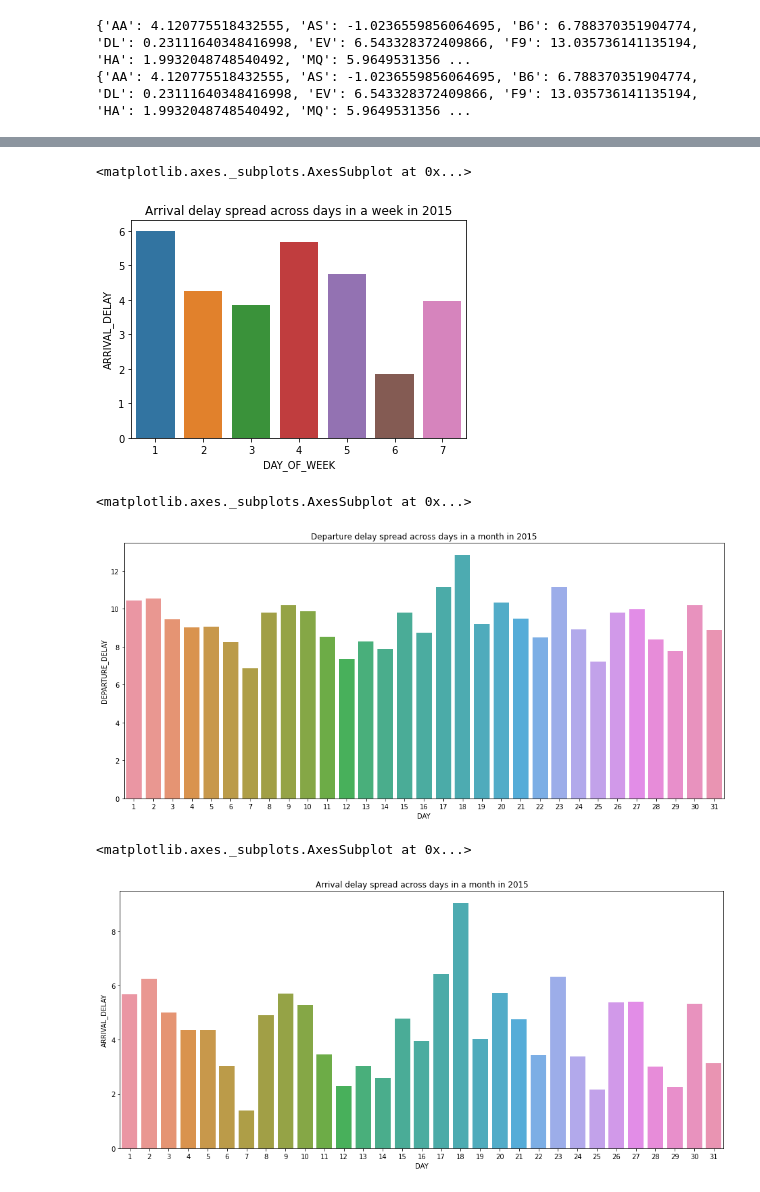
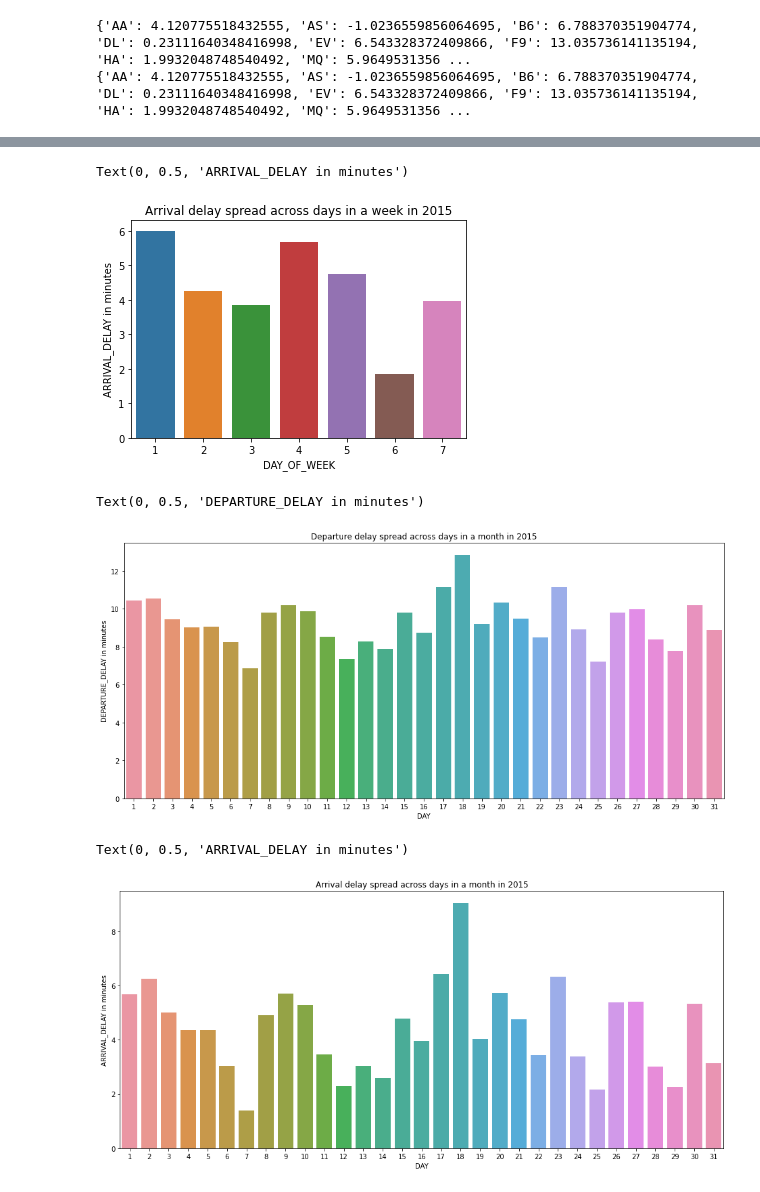
Before and after one commit to bchaithanyasai/PredictLateArrivalsPaper, a Jupyter notebook: Data_Visualization_2015.ipynb, the cells around one changed output, grey strips where cells are left out. Drawn from its saved outputs; the diff is of its cells as text; code cells hidden in the pictures.

```diff
--- a/Data_Visualization_2015.ipynb
+++ b/Data_Visualization_2015.ipynb
@@ -629,29 +614,35 @@ df
 # %%
+df=data[['DAY_OF_WEEK','ARRIVAL_DELAY']]
+df=df.groupby('DAY_OF_WEEK').mean()
+df=df.reset_index()
 plt.title("Arrival delay spread across days in a week in 2015")
-sns.barplot(df.DAY_OF_WEEK,df.ARRIVAL_DELAY)
+sns.barplot(x=df.DAY_OF_WEEK,y=df.ARRIVAL_DELAY)
+plt.ylabel("ARRIVAL_DELAY in minutes")
 # %% [output]
-<matplotlib.axes._subplots.AxesSubplot at 0x...>
+Text(0, 0.5, 'ARRIVAL_DELAY in minutes')
-[figure, old version]
+[figure, new version]
 # %%
 df=data[['DAY','DEPARTURE_DELAY']]
 df=df.groupby('DAY').mean()
 df=df.reset_index()
 plt.figure(figsize=(16,7))
 plt.title("Departure delay spread across days in a month in 2015")
-sns.barplot(df.DAY,df.DEPARTURE_DELAY)
+sns.barplot(x=df.DAY,y=df.DEPARTURE_DELAY)
+plt.ylabel("DEPARTURE_DELAY in minutes")
 # %% [output]
-<matplotlib.axes._subplots.AxesSubplot at 0x...>
+Text(0, 0.5, 'DEPARTURE_DELAY in minutes')
-[figure, old version]
+[figure, new version]
 # %%
 df=data[['DAY','ARRIVAL_DELAY']]
 df=df.groupby('DAY').mean()
 df=df.reset_index()
 plt.figure(figsize=(16,7))
 plt.title("Arrival delay spread across days in a month in 2015")
-sns.barplot(df.DAY,df.ARRIVAL_DELAY)
+sns.barplot(x=df.DAY,y=df.ARRIVAL_DELAY)
+plt.ylabel("ARRIVAL_DELAY in minutes")
 # %% [output]
-<matplotlib.axes._subplots.AxesSubplot at 0x...>
+Text(0, 0.5, 'ARRIVAL_DELAY in minutes')
-[figure, old version]
+[figure, new version]
 # %%
 import pandas as pd
 
```
Also changed, not shown: parts of 32 cells of this notebook.
